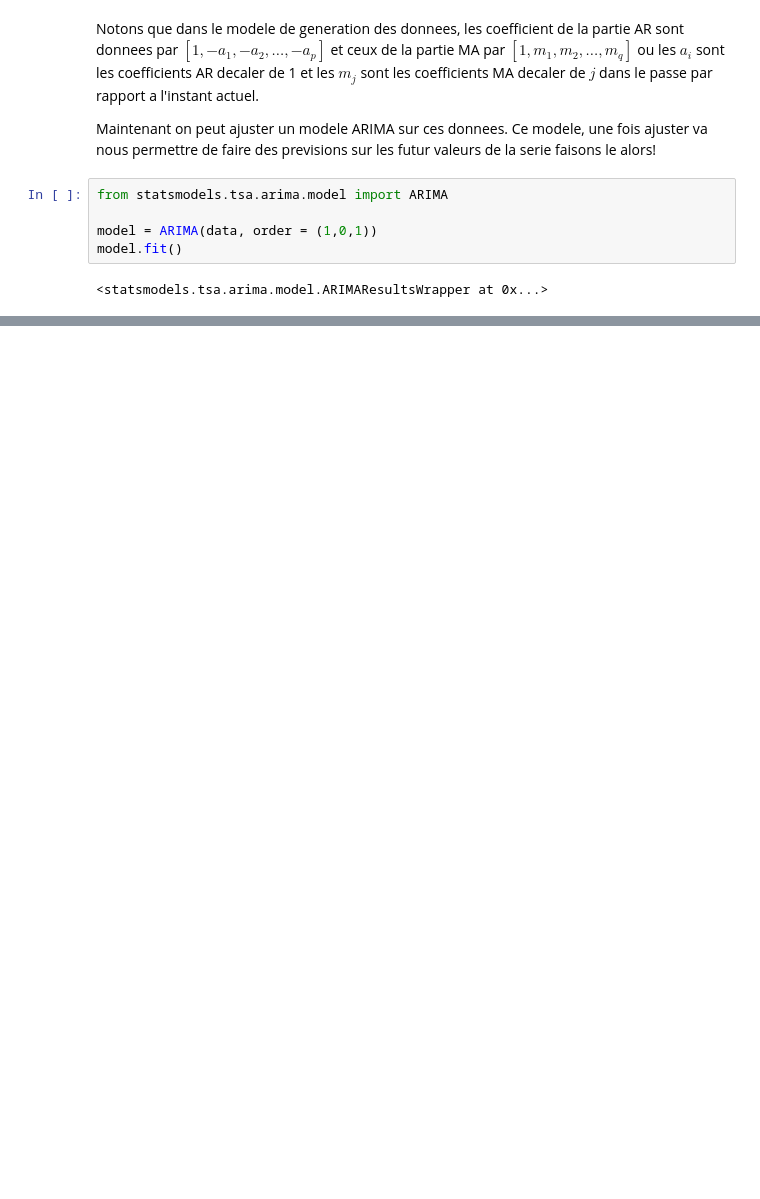
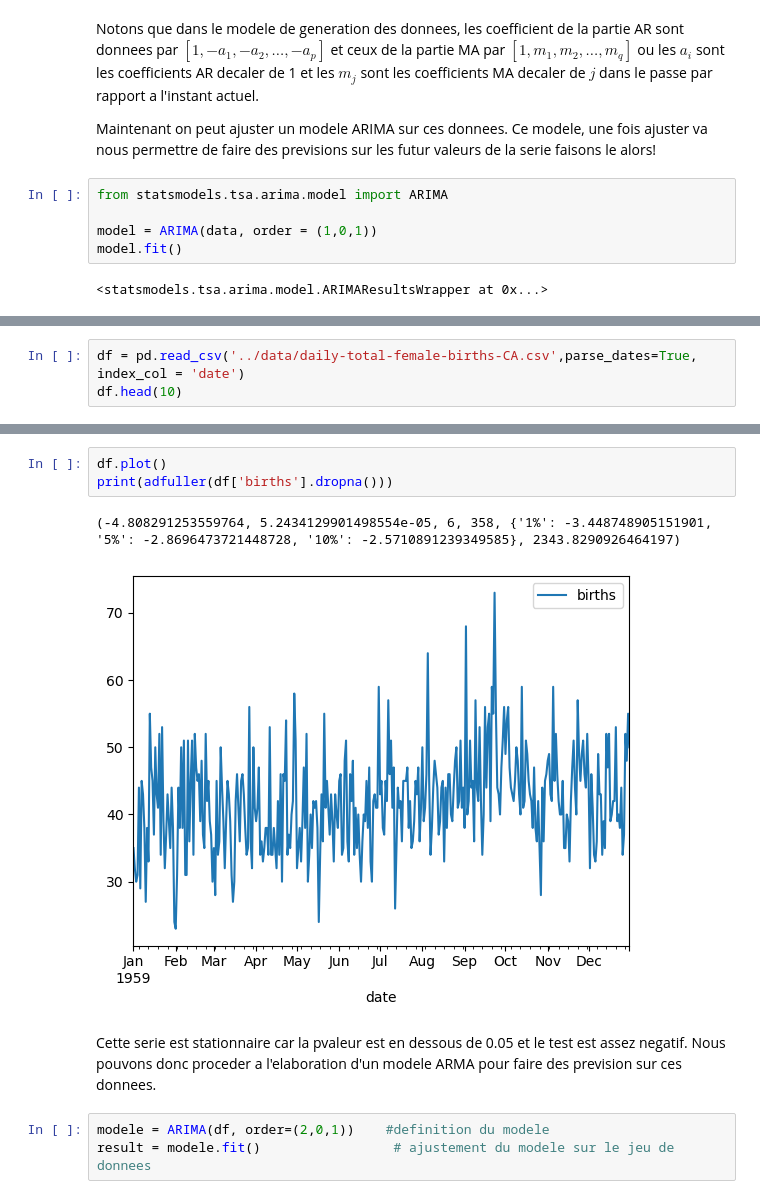
Before and after one commit to fabricepaka/Machine_learning, a Jupyter notebook: TimeSeriesForecasting/notebooks/Projet_Series_temportelles.ipynb, the cells around one changed output, grey strips where cells are left out. Drawn from its saved outputs; the diff is of its cells as text; blank space fills up the shorter version.

```diff
--- a/TimeSeriesForecasting/notebooks/Projet_Series_temportelles.ipynb
+++ b/TimeSeriesForecasting/notebooks/Projet_Series_temportelles.ipynb
@@ -325,0 +328,3 @@ model.fit()
+# %%
+df = pd.read_csv('../data/daily-total-female-births-CA.csv',parse_dates=True, index_col = 'date')
+df.head(10)
@@ -325,0 +344,11 @@ model.fit()
+# %%
+df.plot()
+print(adfuller(df['births'].dropna()))
+# %% [output]
+(-4.808291253559764, 5.2434129901498554e-05, 6, 358, {'1%': -3.448748905151901, '5%': -2.8696473721448728, '10%': -2.5710891239349585}, 2343.8290926464197)
+[figure, added]
+# %% [markdown]
+Cette serie est stationnaire car la pvaleur est en dessous de 0.05 et le test est assez negatif. Nous pouvons donc proceder a l'elaboration d'un modele ARMA pour faire des prevision sur ces donnees.
+# %%
+modele = ARIMA(df, order=(2,0,1))    #definition du modele
+result = modele.fit()                 # ajustement du modele sur le jeu de donnees
```
Also changed, not shown: parts of 26 cells of this notebook, 5 other files.
